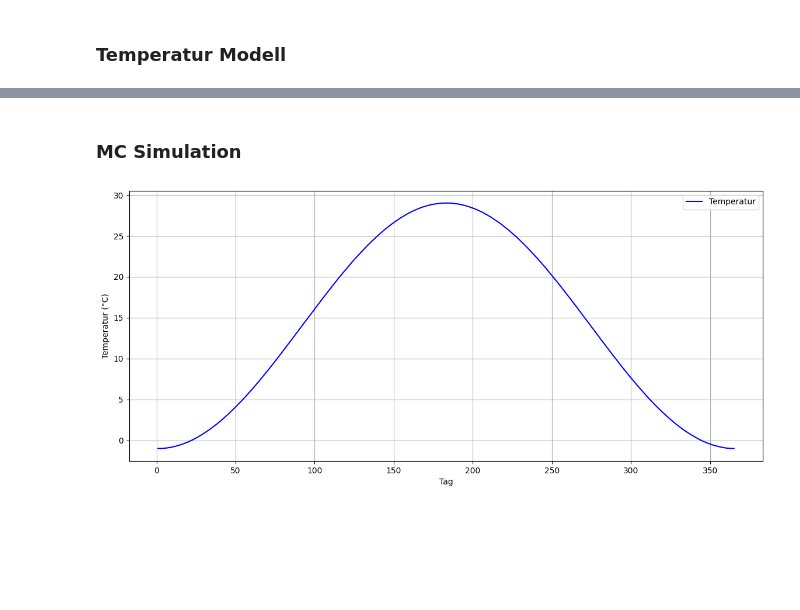
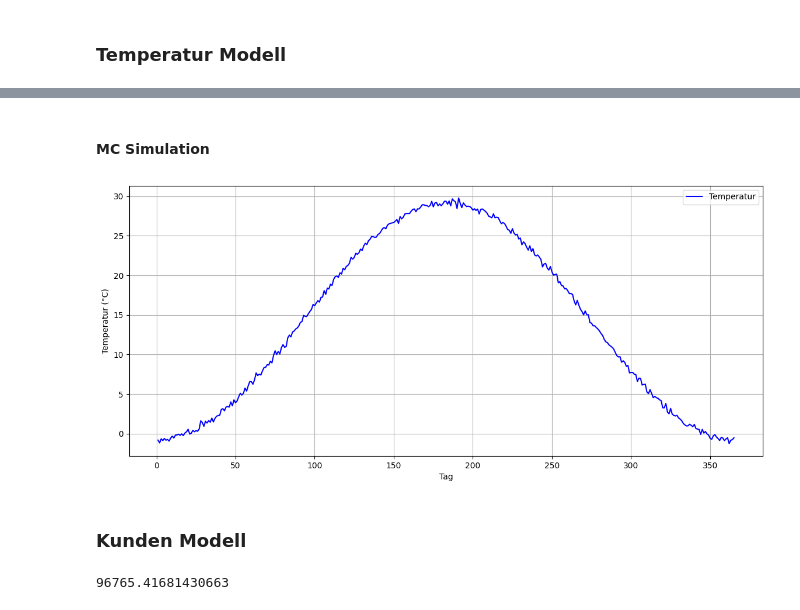
Before and after one commit to tombk556/Diskrete-Simulation-MC-Beleg, a Jupyter notebook: tests.ipynb, the cells around one changed output, grey strips where cells are left out. Cells and saved outputs as stored; diff of their text form; code cells hidden in the pictures; blank space fills up the shorter version.

Commit message:
kundenmodell

```diff
--- a/tests.ipynb
+++ b/tests.ipynb
@@ -34,23 +34,23 @@ plt.show()
 # %% [markdown]
-### MC Simulation
+#### MC Simulation
 # %%
-n = 100_000
+n = 40
 
 temps = []
 for _ in range(n):
     temp = Temperature(hot_year=np.random.choice([True, False]), temp_var=np.random.randint(1, 5)).calculate_temperature()
     temps.append(temp)
 
 avg_temp = np.mean(temps, axis=0)
 days = np.arange(1, 366)
 temps = Temperature().calculate_temperature()
 
 plt.figure(figsize=(14, 6))
 plt.plot(days, avg_temp, label='Temperatur', color='blue')
 plt.xlabel('Tag')
 plt.ylabel('Temperatur (°C)')
 plt.grid()
 plt.legend()
 plt.show()
 # %% [output]
-[figure, old version]
+[figure, new version]
@@ -135,0 +57,2 @@ jahr_summary
+# %% [markdown]
+### Kunden Modell
@@ -135,0 +62,35 @@ jahr_summary
+# %%
+tage_im_jahr = 365
+fixkosten_pro_tag = 100 # €
+variable_kosten_pro_kunde = 0.5 # €
+
+basis_temperatur = 15 # °C, dann gehen kunden gerne eis essen
+kunden_basis = temp_var=np.random.randint(50, 60) # zwischen 50 und 60 kunden pro tag
+kunden_temperatur_faktor = 5
+umsatz_pro_kunde = 5 # €
+umsatz_temperatur_faktor = 0.5
+
+
+# berechnungen
+kundenanzahl = kunden_basis + (temperaturen - basis_temperatur) * kunden_temperatur_faktor
+kundenanzahl = np.maximum(kundenanzahl, 0) # negative werte auf 0 setzen
+umsatz_pro_kunde = umsatz_pro_kunde + (temperaturen - basis_temperatur) * umsatz_temperatur_faktor
+gesamt_umsatz = kundenanzahl * umsatz_pro_kunde
+gesamt_kosten = fixkosten_pro_tag * np.ones(tage_im_jahr) + variable_kosten_pro_kunde * kundenanzahl
+
+profit = gesamt_umsatz - gesamt_kosten
+
+# Ergebnisse in einem DataFrame speichern
+ergebnisse = pd.DataFrame({
+    'Tag': tage,
+    'Temperatur': temperaturen,
+    'Kundenanzahl': kundenanzahl,
+    'UmsatzProKunde': umsatz_pro_kunde,
+    'Gesamtumsatz': gesamt_umsatz,
+    'Gesamtkosten': gesamt_kosten,
+    'Profit/Loss': profit
+})
+
+print(ergebnisse["Profit/Loss"].sum())
+# %% [output]
+96765.41681430663
```
Also changed, not shown: parts of 4 cells of this notebook, 1 other file.
